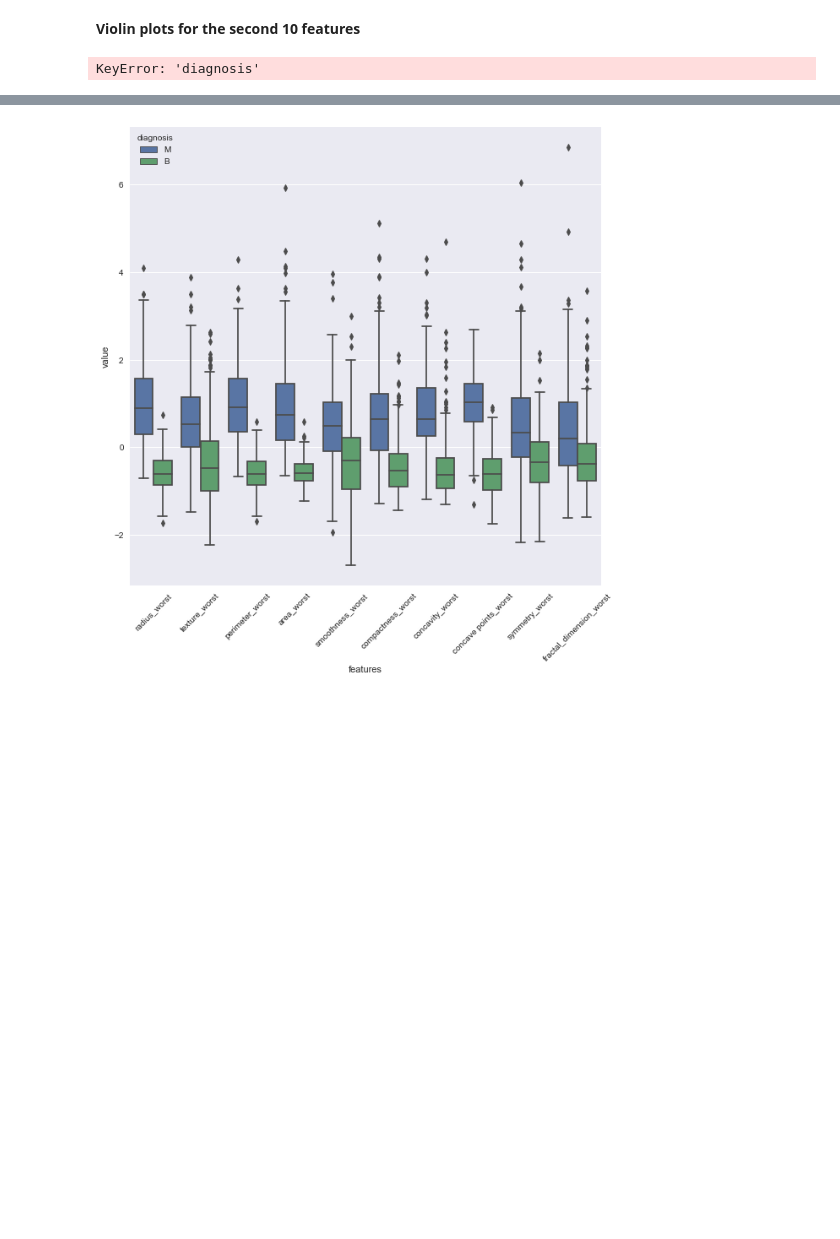
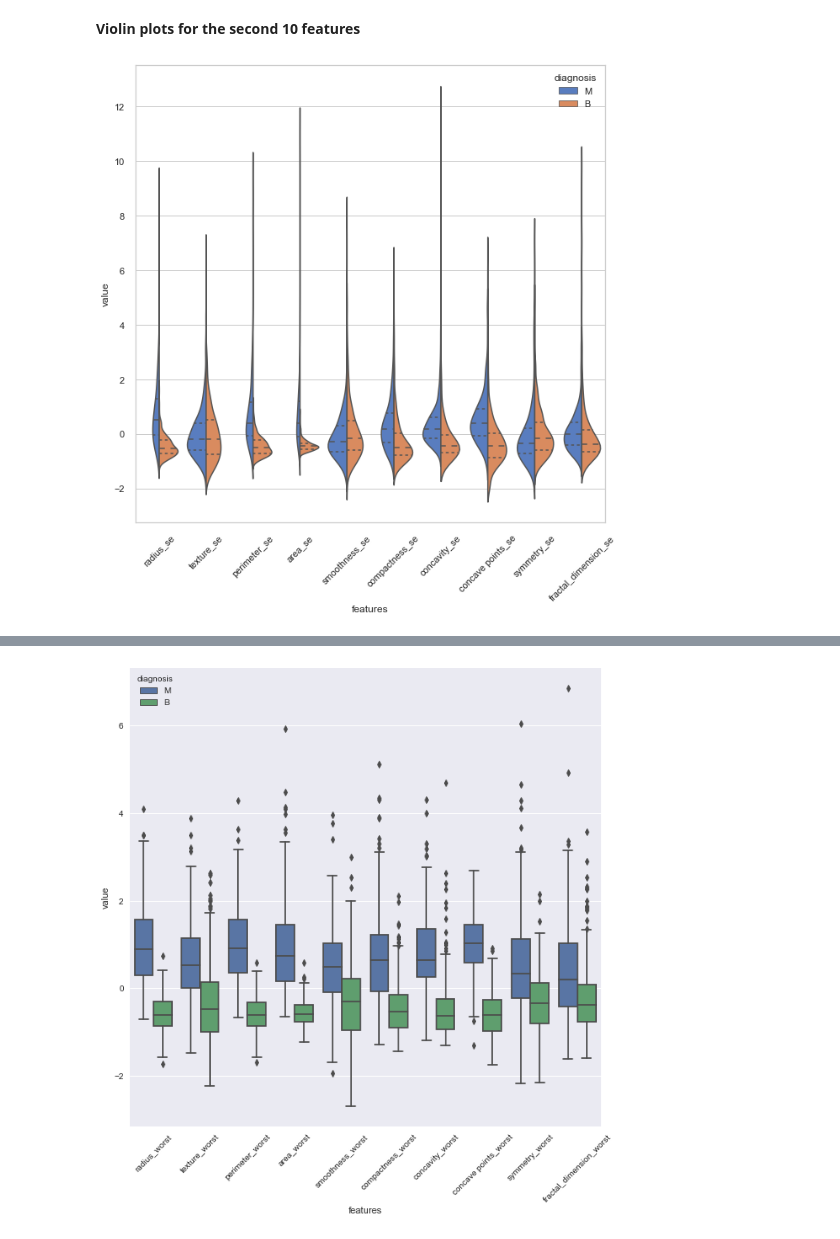
Before and after one commit to YasirKhan1811/Breast-Cancer-Classification-Project, a Jupyter notebook: Breast_Cancer_Prediction.ipynb, the cells around one changed output, grey strips where cells are left out. Drawn from its saved outputs; the diff is of its cells as text; code cells hidden in the pictures; blank space fills up the shorter version.

```diff
--- a/Breast_Cancer_Prediction.ipynb
+++ b/Breast_Cancer_Prediction.ipynb
@@ -170,15 +177,15 @@ plt.xticks(rotation=45);
 # %%
 # concat the next 10 features with corresponding labels
 dc2 = pd.concat([labels, std_data.iloc[:, 10:20]], axis=1)
 
 # convert to pivot table
-pvt_2 = pd.melt(data, id_vars="diagnosis",
+pvt_2 = pd.melt(dc2, id_vars="diagnosis",
                     var_name="features",
                     value_name='value')
 
-# violin plots of the seond 10 features
+# violin plots of the second 10 features
 plt.figure(figsize=(10,10))
 sns.violinplot(x="features", y="value", hue="diagnosis", data=pvt_2, split=True, inner="quart")
 plt.xticks(rotation=45);
 # %% [output]
-KeyError: 'diagnosis'
+[figure, added]
```
Also changed, not shown: parts of 10 cells of this notebook.
